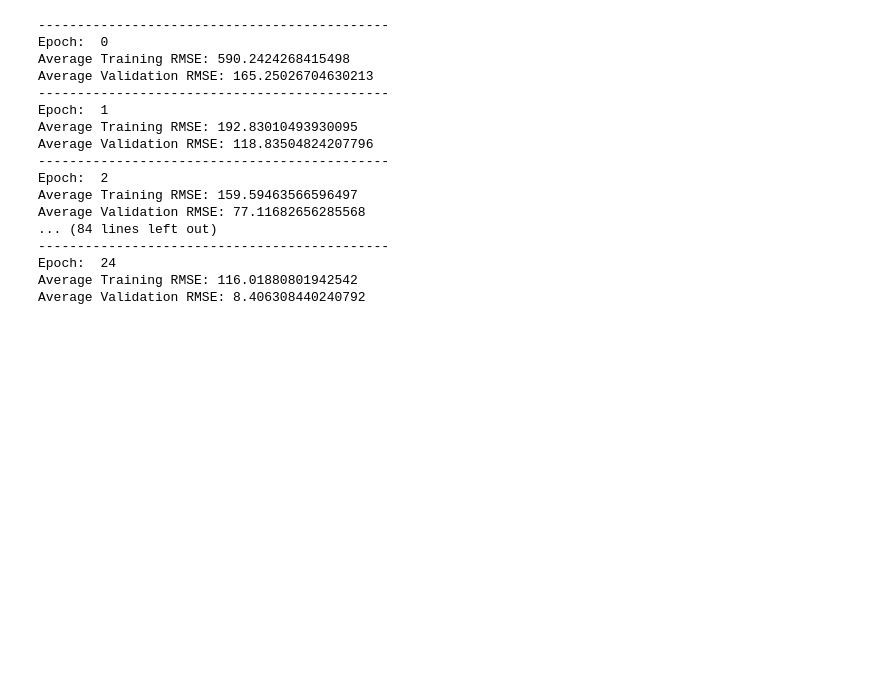
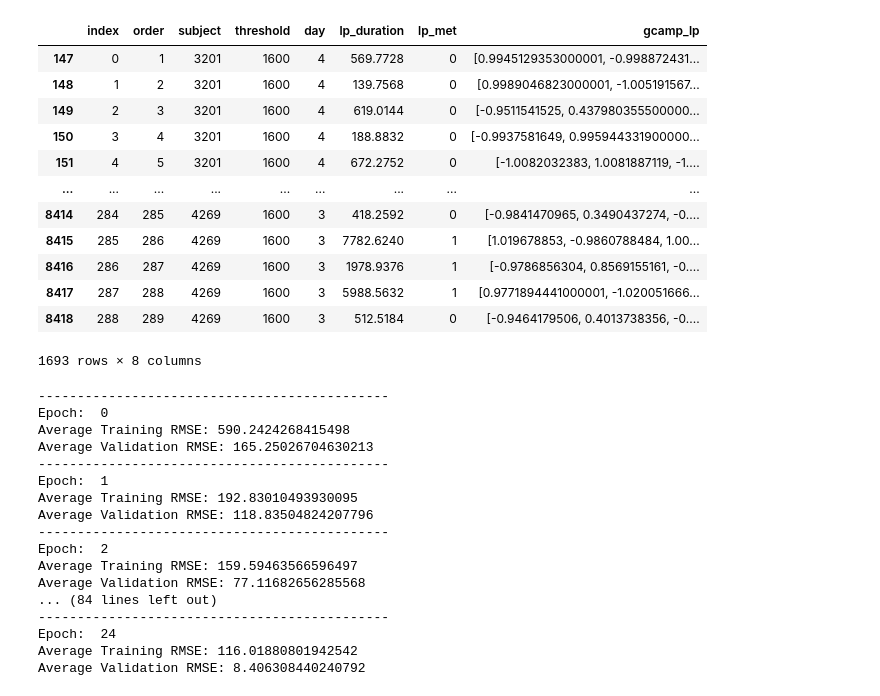
Before and after one commit to jorgerag8/encoder-decoder-transformer, a Jupyter notebook: src/model_cont.ipynb, the cells around one changed output. Drawn from its saved outputs; the diff is of its cells as text; code cells hidden in the pictures; blank space fills up the shorter version.

```diff
--- a/src/model_cont.ipynb
+++ b/src/model_cont.ipynb
@@ -130,3 +162,19 @@ test_trials = [gb_test.get_group(x) for x in gb_test.groups]
+# %%
+testset
+# %% [output]
+|  | index | order | subject | threshold | day | lp_duration | lp_met | gcamp_lp |
+| 147 | 0 | 1 | 3201 | 1600 | 4 | 569.7728 | 0 | [0.9945129353000001, -0.998872431... |
+| 148 | 1 | 2 | 3201 | 1600 | 4 | 139.7568 | 0 | [0.9989046823000001, -1.005191567... |
+| 149 | 2 | 3 | 3201 | 1600 | 4 | 619.0144 | 0 | [-0.9511541525, 0.437980355500000... |
+| 150 | 3 | 4 | 3201 | 1600 | 4 | 188.8832 | 0 | [-0.9937581649, 0.995944331900000... |
+| 151 | 4 | 5 | 3201 | 1600 | 4 | 672.2752 | 0 | [-1.0082032383, 1.0081887119, -1.... |
+| ... | ... | ... | ... | ... | ... | ... | ... | ... |
+| 8414 | 284 | 285 | 4269 | 1600 | 3 | 418.2592 | 0 | [-0.9841470965, 0.3490437274, -0.... |
+| 8415 | 285 | 286 | 4269 | 1600 | 3 | 7782.6240 | 1 | [1.019678853, -0.9860788484, 1.00... |
+| 8416 | 286 | 287 | 4269 | 1600 | 3 | 1978.9376 | 1 | [-0.9786856304, 0.8569155161, -0.... |
+| 8417 | 287 | 288 | 4269 | 1600 | 3 | 5988.5632 | 1 | [0.9771894441000001, -1.020051666... |
+| 8418 | 288 | 289 | 4269 | 1600 | 3 | 512.5184 | 0 | [-0.9464179506, 0.4013738356, -0.... |
+1693 rows × 8 columns
 # %%
 dim_val = 20
 n_heads = 10
```
Also changed, not shown: parts of 3 cells of this notebook, 3 other files.
